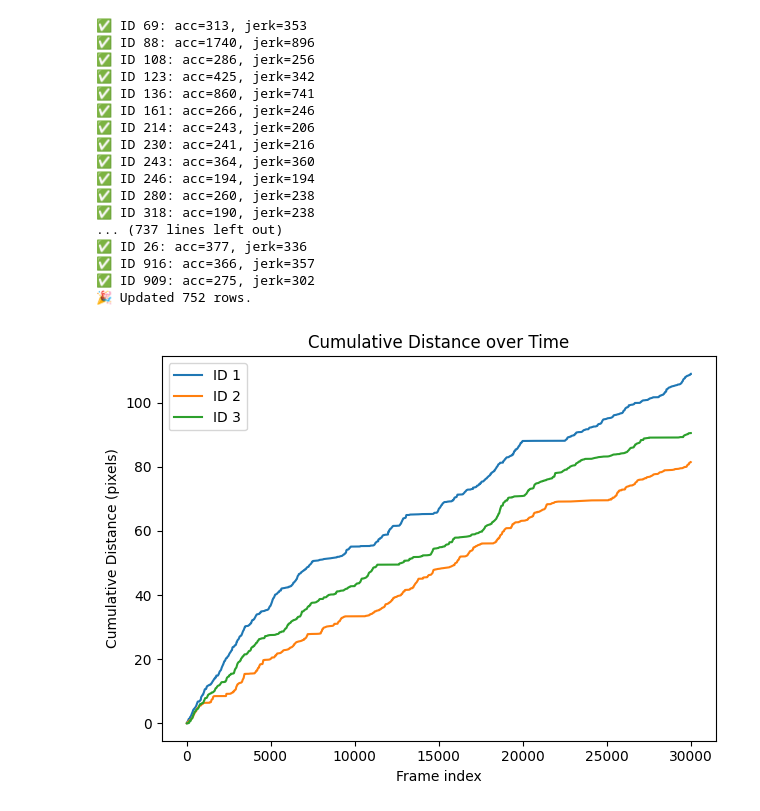
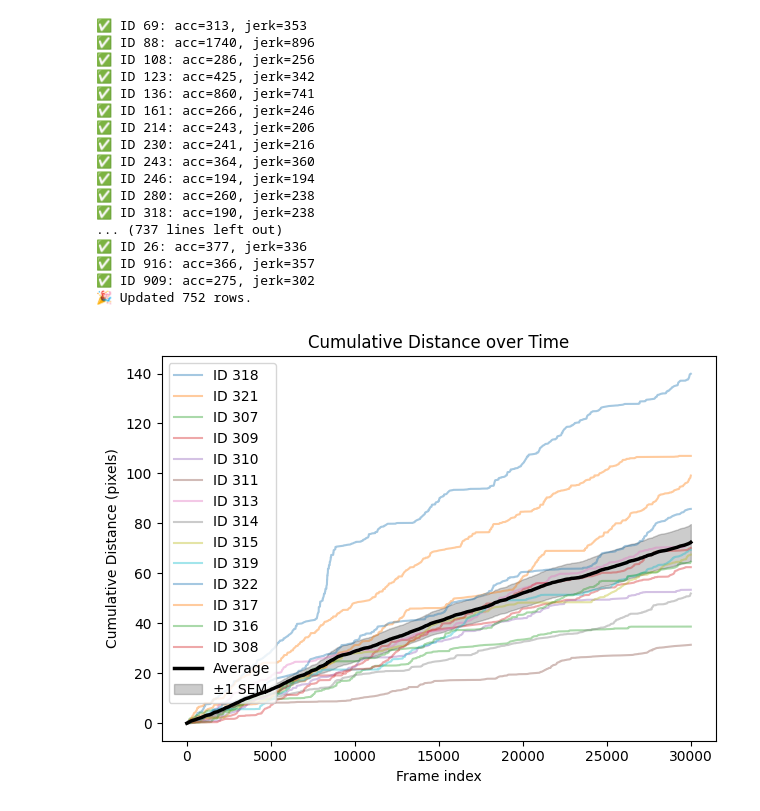
Before and after one commit to atanugiri/GhrelinBehaviorQuantification, a Jupyter notebook: Python_scripts/Untitled.ipynb, the cells around one changed output. Drawn from its saved outputs; the diff is of its cells as text; code cells hidden in the pictures.

Commit message:
Plot cumulative density

```diff
--- a/Python_scripts/Untitled.ipynb
+++ b/Python_scripts/Untitled.ipynb
@@ -319,8 +321,16 @@ update_outliers_to_db()
 ✅ ID 916: acc=366, jerk=357
 ✅ ID 909: acc=275, jerk=302
 🎉 Updated 752 rows.
-# %%
-from plot_cumulative_distance import plot_cumulative_distance
-plot_cumulative_distance([1, 2, 3])
-# %% [output]
-[figure, removed]
+# %%
+from extract_treatment_ids import extract_treatment_ids
+ids = extract_treatment_ids('food_only', 'Saline')
+# %%
+import importlib
+import plot_cumulative_distance
+
+importlib.reload(plot_cumulative_distance)
+from plot_cumulative_distance import plot_cumulative_distance
+
+plot_cumulative_distance(ids)
+# %% [output]
+[figure, added]
```
Also changed, not shown: parts of 9 cells of this notebook, 3 other files.
